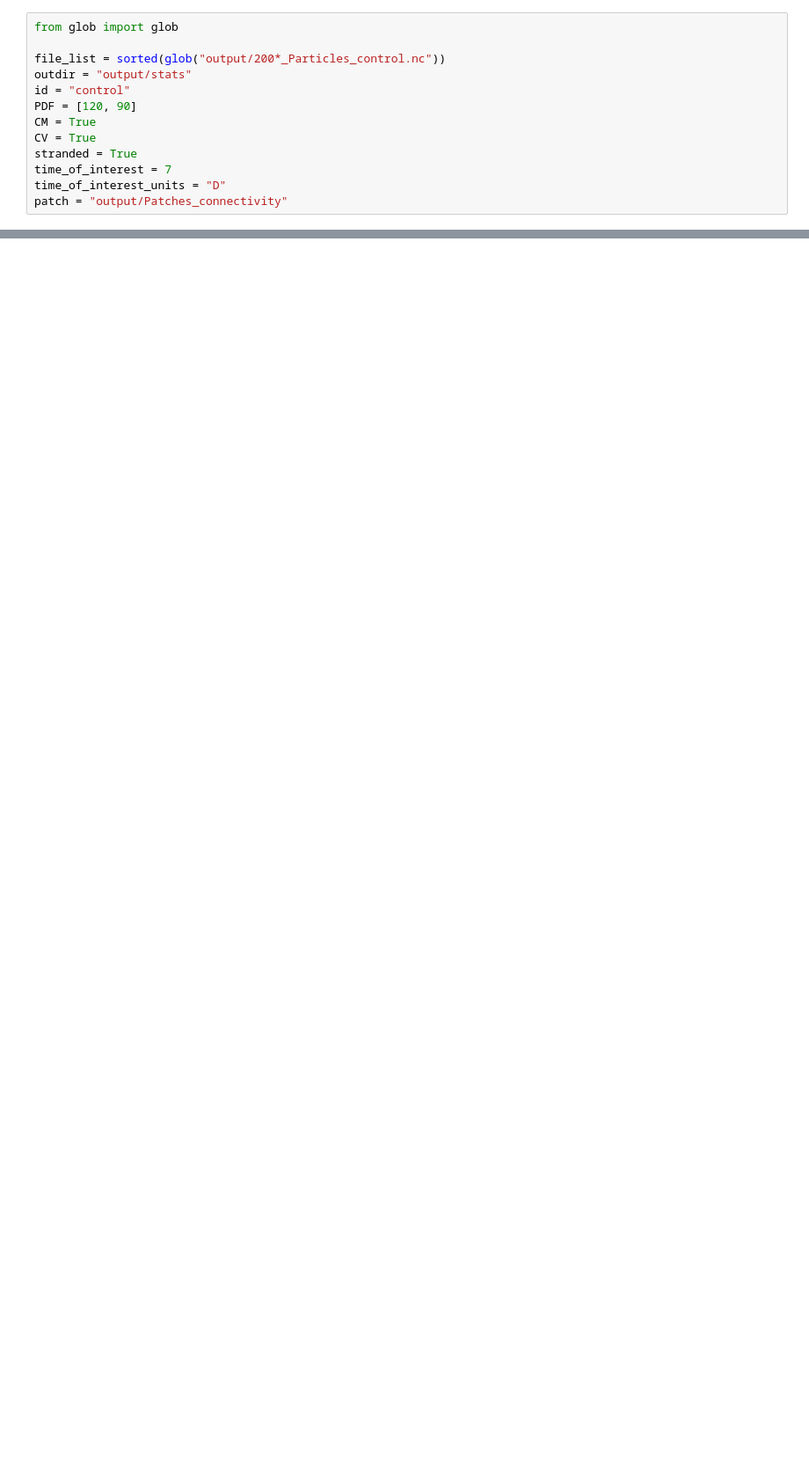
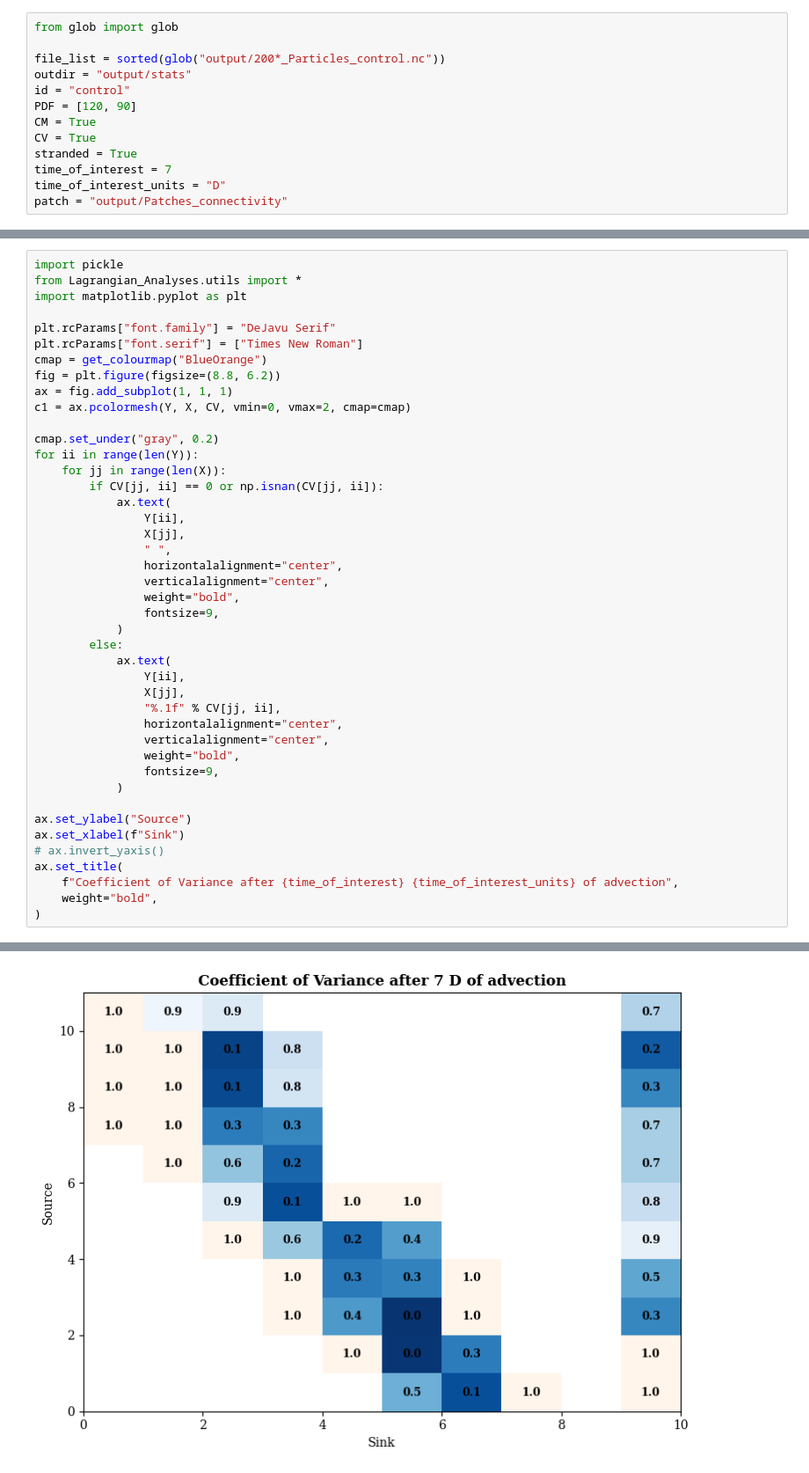
Before and after one commit to MireyaMMO/Lagrangian_Analyses, a Jupyter notebook: notebooks/02_lagrangian_statistics.ipynb, the cells around one changed output, grey strips where cells are left out. Shown: that part at 88% size. Drawn from its saved outputs; the diff is of its cells as text; blank space fills up the shorter version.

```diff
--- a/notebooks/02_lagrangian_statistics.ipynb
+++ b/notebooks/02_lagrangian_statistics.ipynb
@@ -56,0 +185,44 @@ FileNotFoundError: [Errno 2] No such file or directory: 'output/stats//PDF_contr
+# %%
+import pickle
+from Lagrangian_Analyses.utils import *
+import matplotlib.pyplot as plt
+
+plt.rcParams["font.family"] = "DeJavu Serif"
+plt.rcParams["font.serif"] = ["Times New Roman"]
+cmap = get_colourmap("BlueOrange")
+fig = plt.figure(figsize=(8.8, 6.2))
+ax = fig.add_subplot(1, 1, 1)
+c1 = ax.pcolormesh(Y, X, CV, vmin=0, vmax=2, cmap=cmap)
+
+cmap.set_under("gray", 0.2)
+for ii in range(len(Y)):
+    for jj in range(len(X)):
+        if CV[jj, ii] == 0 or np.isnan(CV[jj, ii]):
+            ax.text(
+                Y[ii],
+                X[jj],
+                " ",
+                horizontalalignment="center",
+                verticalalignment="center",
+                weight="bold",
+                fontsize=9,
+            )
+        else:
+            ax.text(
+                Y[ii],
+                X[jj],
+                "%.1f" % CV[jj, ii],
+                horizontalalignment="center",
+                verticalalignment="center",
+                weight="bold",
+                fontsize=9,
+            )
+
+ax.set_ylabel("Source")
+ax.set_xlabel(f"Sink")
+# ax.invert_yaxis()
+ax.set_title(
+    f"Coefficient of Variance after {time_of_interest} {time_of_interest_units} of advection",
+    weight="bold",
+)
+# %% [output]
@@ -56,0 +230 @@ FileNotFoundError: [Errno 2] No such file or directory: 'output/stats//PDF_contr
+[figure, added]
```
Also changed, not shown: parts of 15 cells of this notebook, 6 other files.
